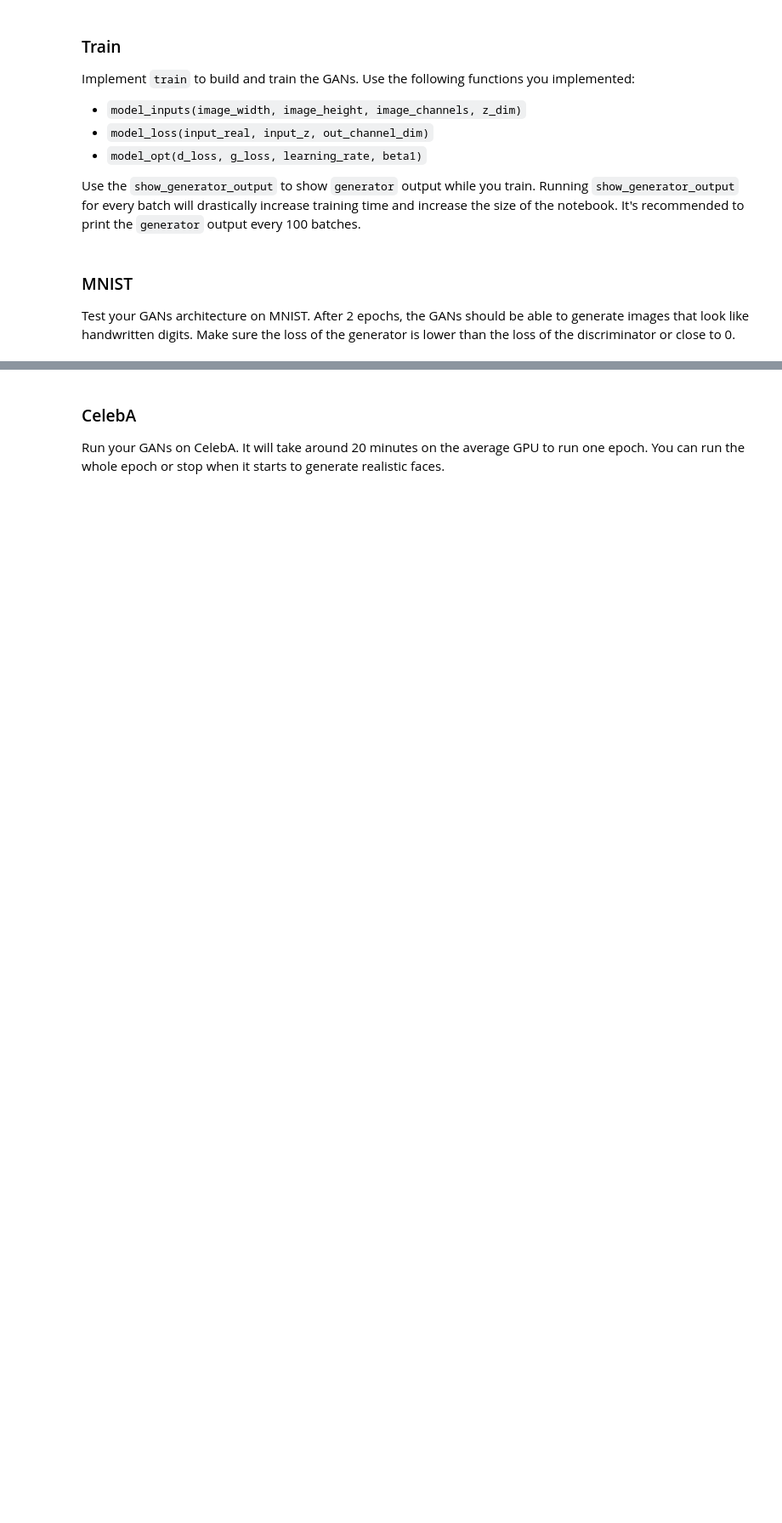
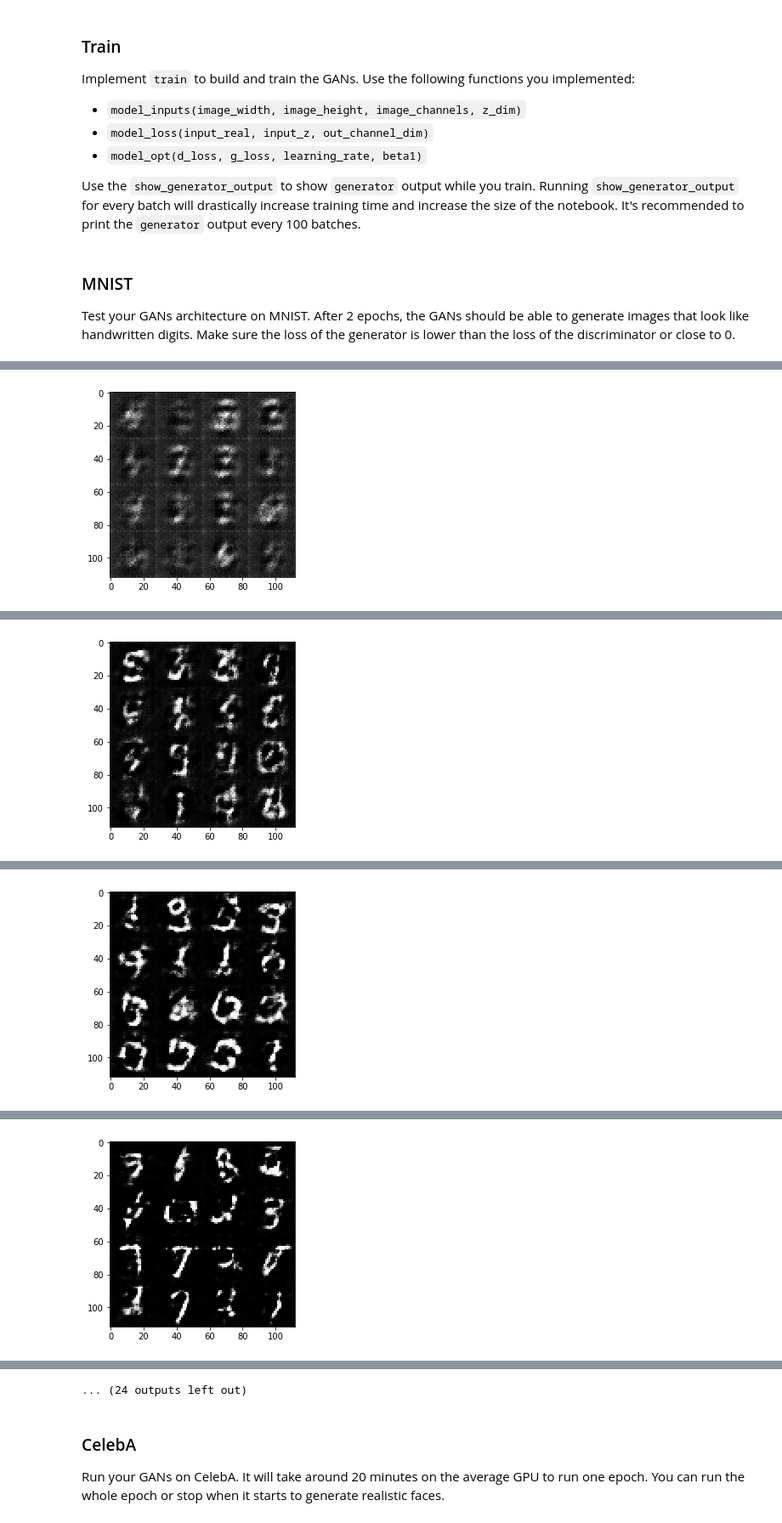
Before and after one commit to mmaraya/deep-learning, a Jupyter notebook: face_generation/dlnd_face_generation.ipynb, the cells around one changed output, grey strips where cells are left out. Shown at 85% size. Cells and saved outputs as stored; diff of their text form; code cells hidden in the pictures; blank space fills up the shorter version.

```diff
--- a/face_generation/dlnd_face_generation.ipynb
+++ b/face_generation/dlnd_face_generation.ipynb
@@ -374,11 +374,12 @@ def train(epoch_count, batch_size, z_dim, learning_rate, beta1, get_batches, dat
                 batch_z = np.random.uniform(-1, 1, (batch_size, z_dim))
                 sess.run(d_ops, {input_real: batch_images, input_z: batch_z, lr: learning_rate})
                 sess.run(g_ops, {input_z: batch_z, lr: learning_rate})
+                sess.run(g_ops, {input_z: batch_z, lr: learning_rate})
                 # Display status
-                if batch % 25 == 0:
+                if batch % 100 == 0:
                     d_train_loss = d_loss.eval({input_real: batch_images, input_z: batch_z})
                     g_train_loss = g_loss.eval({input_z: batch_z})
-                    print("Epoch {}/{}...".format(epoch_i+1, epochs),
+                    print("Epoch {}/{} Batch {} ...".format(epoch_i+1, epochs, batch),
                           "Generator Loss: {:.4f}".format(g_train_loss),
                           "Discriminator Loss: {:.4f}...".format(d_train_loss))
                     show_generator_output(sess, 16, input_z, data_shape[3], data_image_mode)
@@ -386,7 +387,7 @@ def train(epoch_count, batch_size, z_dim, learning_rate, beta1, get_batches, dat
 ### MNIST
 Test your GANs architecture on MNIST.  After 2 epochs, the GANs should be able to generate images that look like handwritten digits.  Make sure the loss of the generator is lower than the loss of the discriminator or close to 0.
 # %%
-batch_size = 32
+batch_size = 64
 z_dim = 100
 learning_rate = 0.0002
 beta1 = 0.3
@@ -401,3 +402,4 @@ mnist_dataset = helper.Dataset('mnist', glob(os.path.join(data_dir, 'mnist/*.jpg
 with tf.Graph().as_default():
     train(epochs, batch_size, z_dim, learning_rate, beta1, mnist_dataset.get_batches,
           mnist_dataset.shape, mnist_dataset.image_mode)
+# %% [output]
@@ -403,0 +407 @@ with tf.Graph().as_default():
+[figure, added]
@@ -403,0 +409 @@ with tf.Graph().as_default():
+[figure, added]
@@ -403,0 +411 @@ with tf.Graph().as_default():
+[figure, added]
@@ -403,0 +413 @@ with tf.Graph().as_default():
+[figure, added]
@@ -404,3 +418,4 @@ with tf.Graph().as_default():
+... (24 outputs left out)
 # %% [markdown]
 ### CelebA
 Run your GANs on CelebA.  It will take around 20 minutes on the average GPU to run one epoch.  You can run the whole epoch or stop when it starts to generate realistic faces.
```
Also changed, not shown: parts of 6 cells of this notebook, 1 other file.
